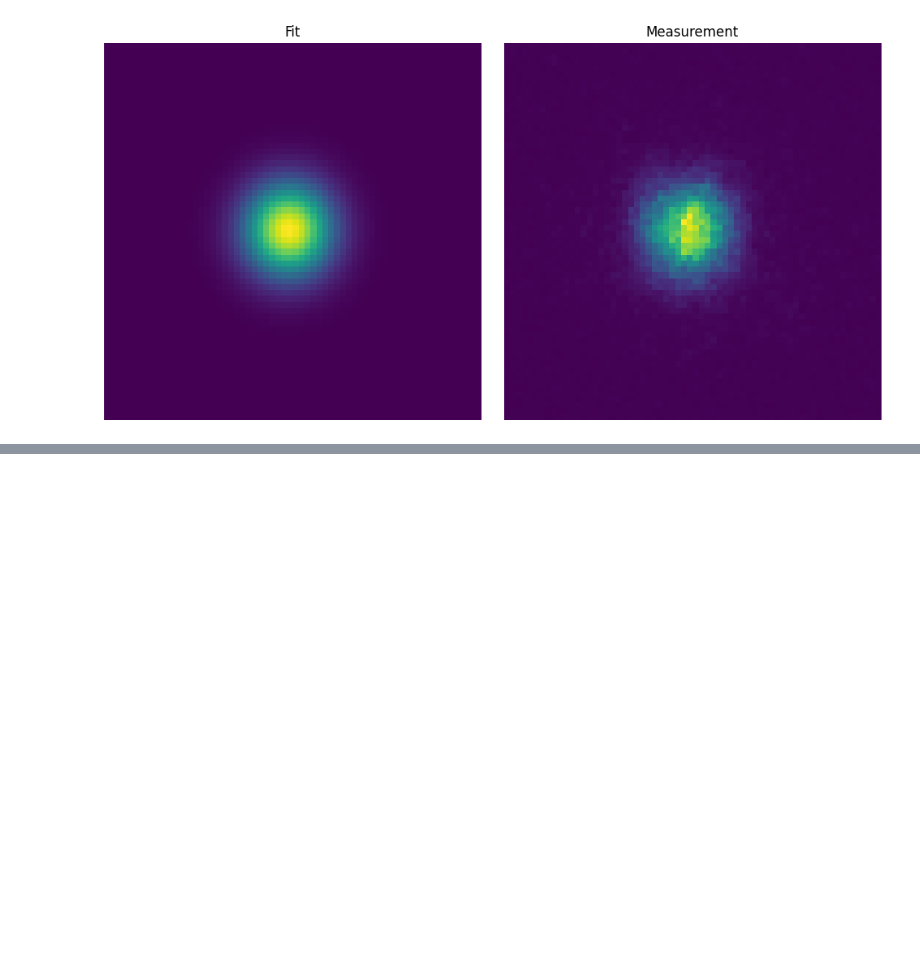
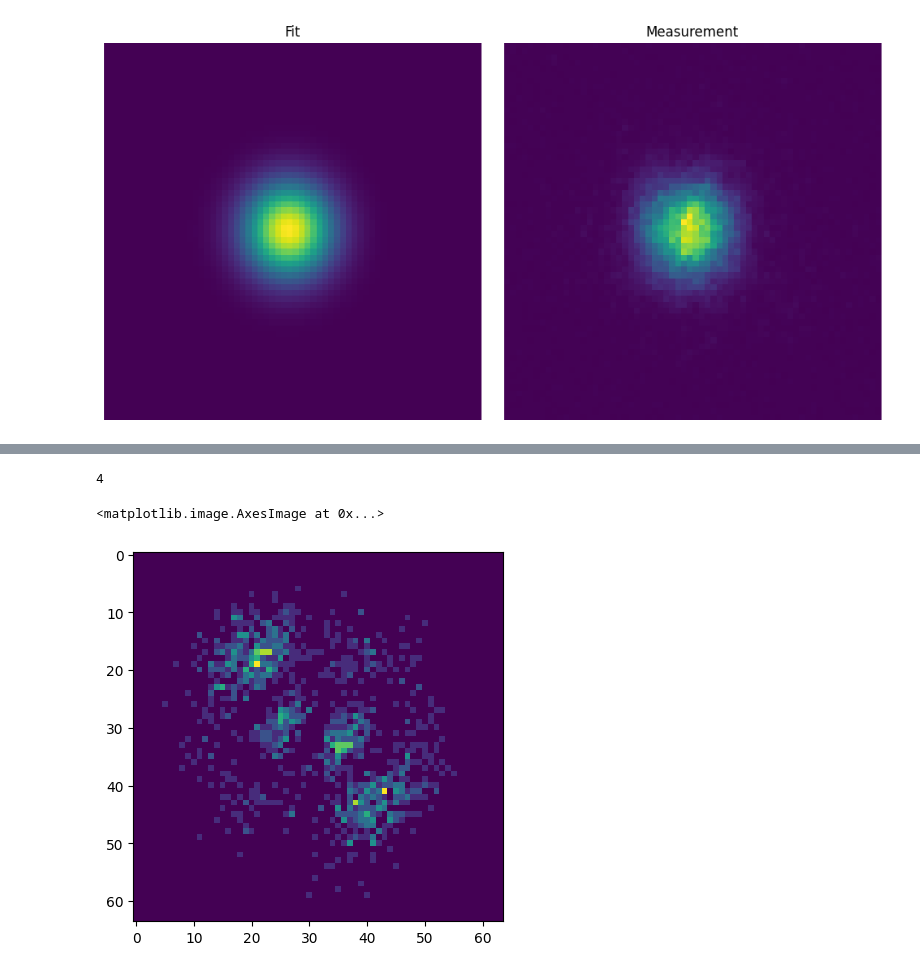
Before and after one commit to marcsgil/structured_light_tomography, a Jupyter notebook: photocunt_treatment.ipynb, the cells around one changed output, grey strips where cells are left out. Saved outputs shown, nothing was run; the diff lists cells and outputs as text; code cells hidden in the pictures; blank space fills up the shorter version.

Commit message:
started working on photocount data

```diff
--- a/photocunt_treatment.ipynb
+++ b/photocunt_treatment.ipynb
@@ -61,12 +61,14 @@ plt.imshow(reconstructed[0])
 # %%
 idxs = range(50)
-histories = np.empty((len(idxs), 2048),dtype=np.uint8)
+histories = np.empty((len(idxs), 2048),dtype=np.uint32)
 
 for i in idxs:
     frames = imread(f'ExperimentalData/Photocount/Order{order}/{i}.tif')
     photons = pt.format_images(pt.extract_photons(frames, mean, std, 5))
-    pt.circular_masks(photons, 5, xd, yd, xc, yc)
-    histories[i,:] = pt.history_vector(photons)[:2048]
+    pt.circular_masks(photons, radius, xd, yd, xc, yc)
+
+    histories[i] = pt.history_vector(photons)[:2048]
+
 
 with h5py.File('ExperimentalData/Photocount/datasets.h5', 'a') as f:
     dset = f.create_dataset(f'histories_order{order}', data=histories)
@@ -77,3 +79,16 @@ with h5py.File('ExperimentalData/Photocount/datasets.h5', 'a') as f:
         for order in range(1, 5):
             coeffs = f2[f'order{order}'][:50,:]
             f[f'coefficients_order{order}'] = coeffs
+# %%
+order
+# %% [output]
+4
+# %%
+with h5py.File('ExperimentalData/Photocount/datasets.h5', 'r') as f:
+    histories = f[f'histories_order3'][:]
+    x_exp = np.float32(np.array([pt.array_representation(history,(2,64,64)) for history in histories]))
+# %%
+plt.imshow(x_exp[0,0])
+# %% [output]
+<matplotlib.image.AxesImage at 0x...>
+[figure, added]
```
Also changed, not shown: parts of 2 cells of this notebook, 10 other files.
